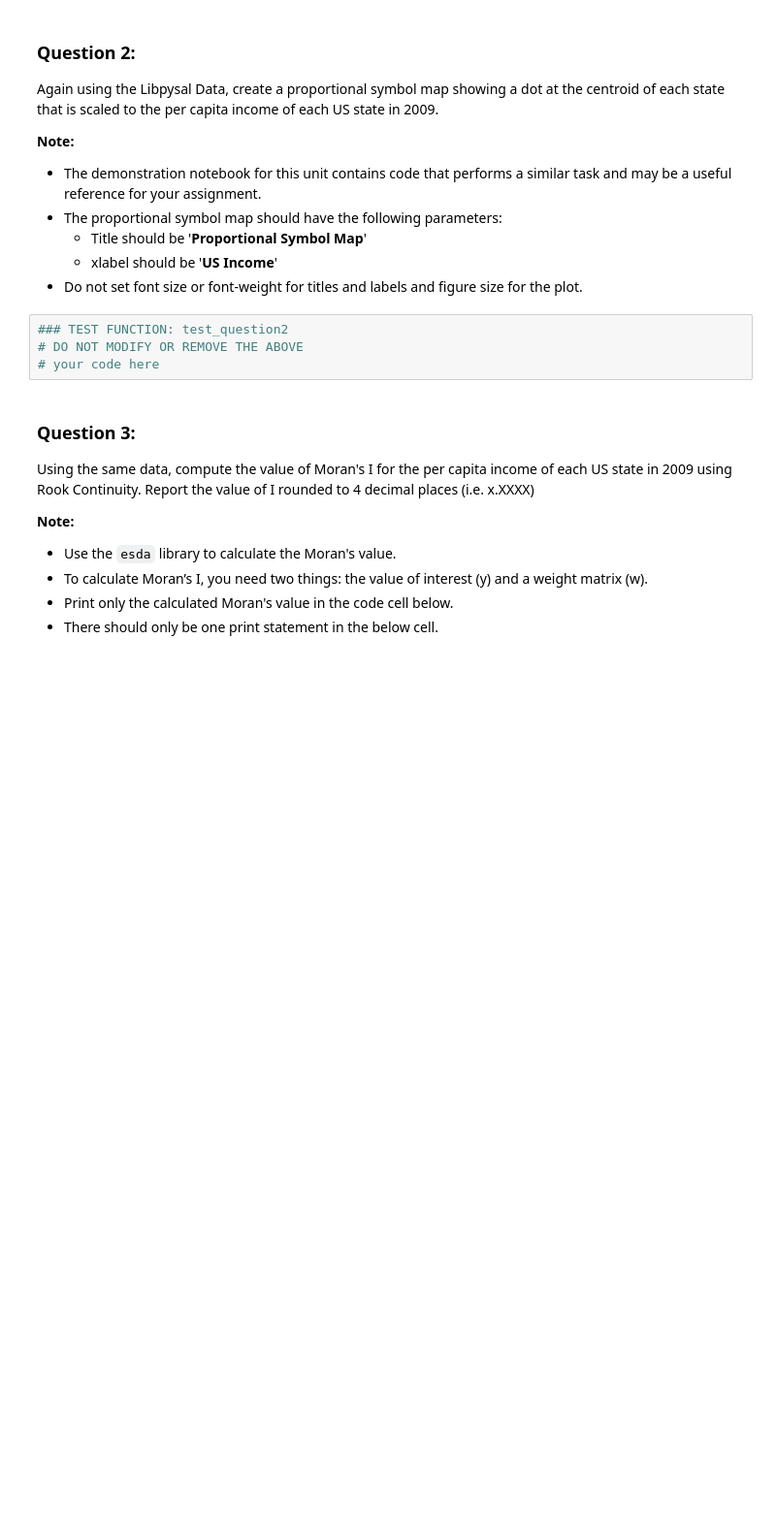
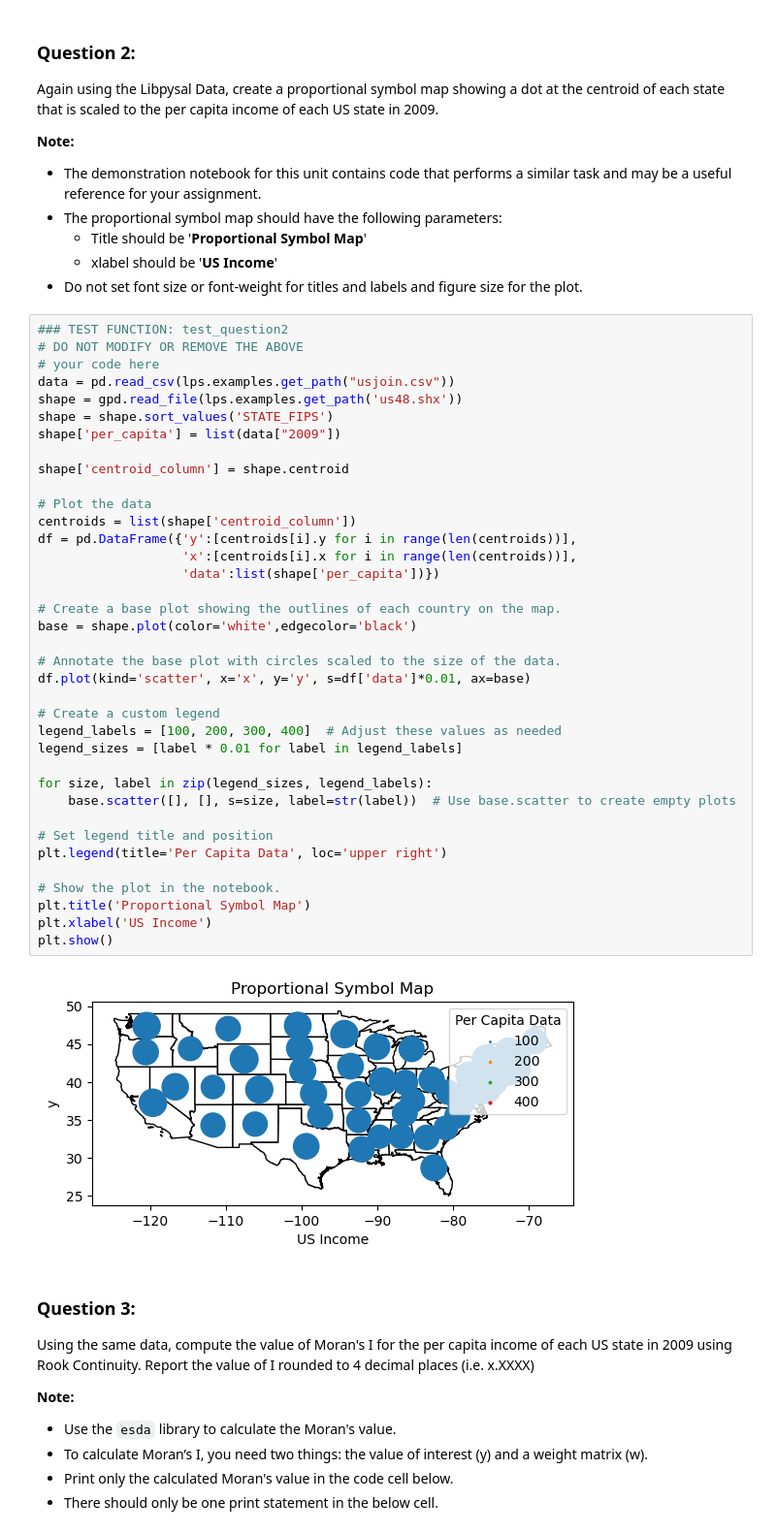
Before and after one commit to Youssef-Serag/CSE-578, a Jupyter notebook: Geographic Data Analysis Assignment/Assignment5.ipynb, the cells around one changed output. Shown at 97% size. Drawn from its saved outputs; the diff is of its cells as text; blank space fills up the shorter version.

```diff
--- a/Geographic Data Analysis Assignment/Assignment5.ipynb
+++ b/Geographic Data Analysis Assignment/Assignment5.ipynb
@@ -40,10 +53,45 @@ Again using the Libpysal Data, create a proportional symbol map showing a dot at
     * Title should be '**Proportional Symbol Map**'
     * xlabel should be '**US Income**'
 * Do not set font size or font-weight for titles and labels and figure size for the plot.
-# %%
-### TEST FUNCTION: test_question2
-# DO NOT MODIFY OR REMOVE THE ABOVE
-# your code here
+# %%
+### TEST FUNCTION: test_question2
+# DO NOT MODIFY OR REMOVE THE ABOVE
+# your code here
+data = pd.read_csv(lps.examples.get_path("usjoin.csv"))
+shape = gpd.read_file(lps.examples.get_path('us48.shx'))
+shape = shape.sort_values('STATE_FIPS')
+shape['per_capita'] = list(data["2009"])
+
+shape['centroid_column'] = shape.centroid
+
+# Plot the data
+centroids = list(shape['centroid_column'])
+df = pd.DataFrame({'y':[centroids[i].y for i in range(len(centroids))],
+                   'x':[centroids[i].x for i in range(len(centroids))],
+                   'data':list(shape['per_capita'])})
+
+# Create a base plot showing the outlines of each country on the map.
+base = shape.plot(color='white',edgecolor='black')
+
+# Annotate the base plot with circles scaled to the size of the data.
+df.plot(kind='scatter', x='x', y='y', s=df['data']*0.01, ax=base)
+
+# Create a custom legend
+legend_labels = [100, 200, 300, 400]  # Adjust these values as needed
+legend_sizes = [label * 0.01 for label in legend_labels]
+
+for size, label in zip(legend_sizes, legend_labels):
+    base.scatter([], [], s=size, label=str(label))  # Use base.scatter to create empty plots
+
+# Set legend title and position
+plt.legend(title='Per Capita Data', loc='upper right')
+
+# Show the plot in the notebook.
+plt.title('Proportional Symbol Map')
+plt.xlabel('US Income')
+plt.show()
+# %% [output]
+[figure, added]
 # %% [markdown]
 ### **Question 3**:
 Using the same data, compute the value of Moran's I for the per capita income of each US state in 2009 using Rook Continuity. Report the value of I rounded to 4 decimal places (i.e. x.XXXX)
```
Also changed, not shown: parts of 4 cells of this notebook.
